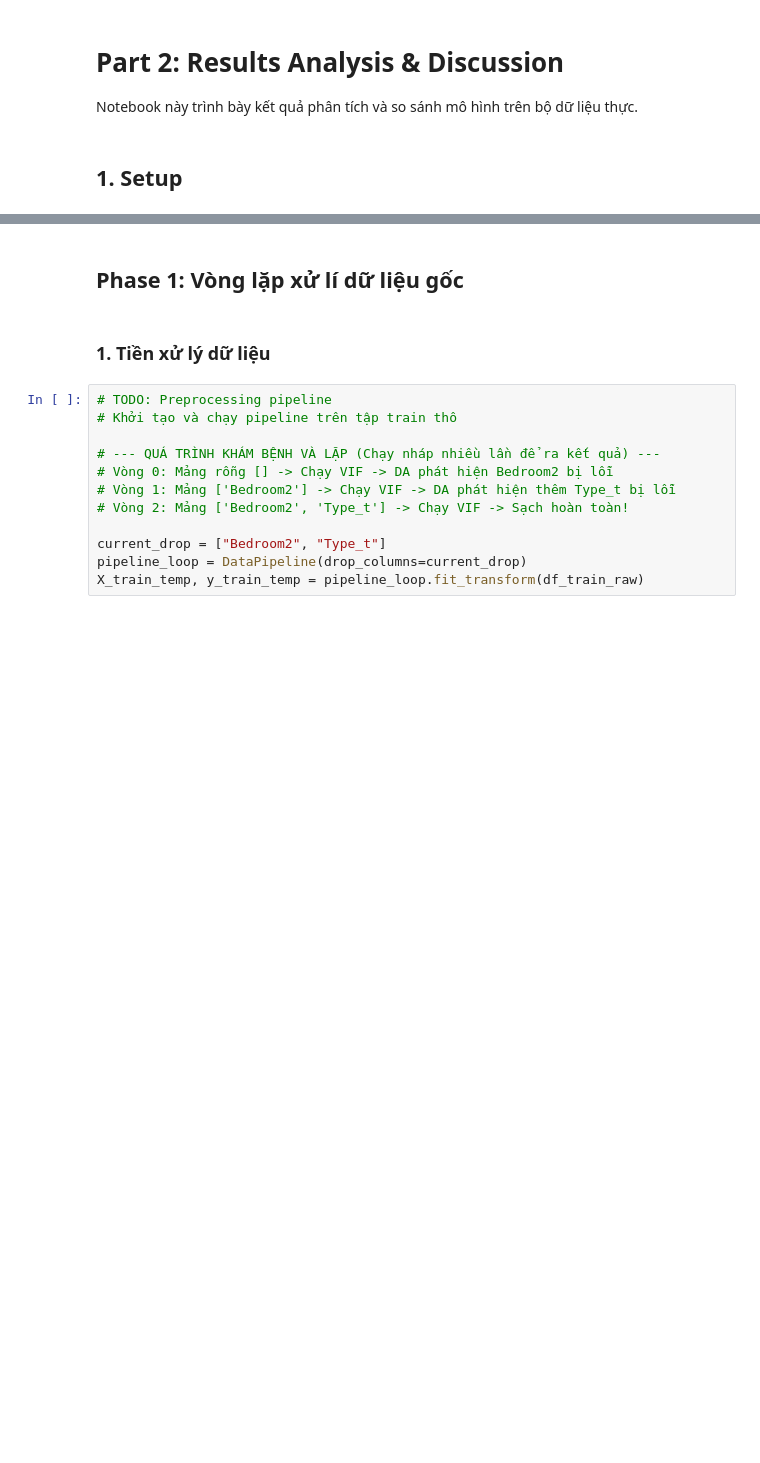
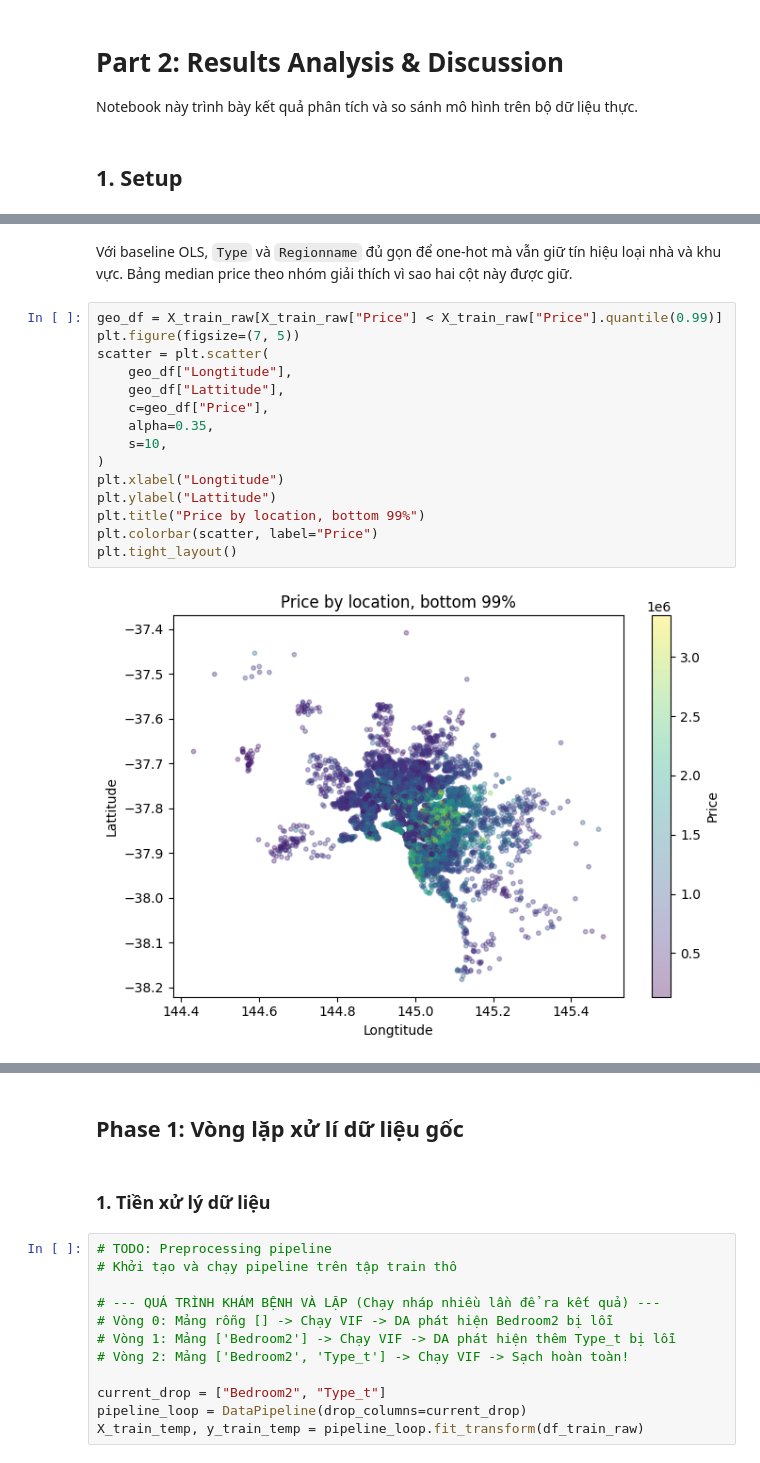
Before and after one commit to QuangNguyenNgoc/datafitting-and-ols-methods, a Jupyter notebook: part2/part2_notebook.ipynb, the cells around one changed output, grey strips where cells are left out. Drawn from its saved outputs; the diff is of its cells as text; blank space fills up the shorter version.

```diff
--- a/part2/part2_notebook.ipynb
+++ b/part2/part2_notebook.ipynb
@@ -35,0 +265,19 @@ print(f"Kích thước tập Test thô: {df_test_raw.shape}")
+# %% [markdown]
+Với baseline OLS, `Type` và `Regionname` đủ gọn để one-hot mà vẫn giữ tín hiệu loại nhà và khu vực. Bảng median price theo nhóm giải thích vì sao hai cột này được giữ.
+# %%
+geo_df = X_train_raw[X_train_raw["Price"] < X_train_raw["Price"].quantile(0.99)]
+plt.figure(figsize=(7, 5))
+scatter = plt.scatter(
+    geo_df["Longtitude"],
+    geo_df["Lattitude"],
+    c=geo_df["Price"],
+    alpha=0.35,
+    s=10,
+)
+plt.xlabel("Longtitude")
+plt.ylabel("Lattitude")
+plt.title("Price by location, bottom 99%")
+plt.colorbar(scatter, label="Price")
+plt.tight_layout()
+# %% [output]
+[figure, added]
```
Also changed, not shown: parts of 41 cells of this notebook.
